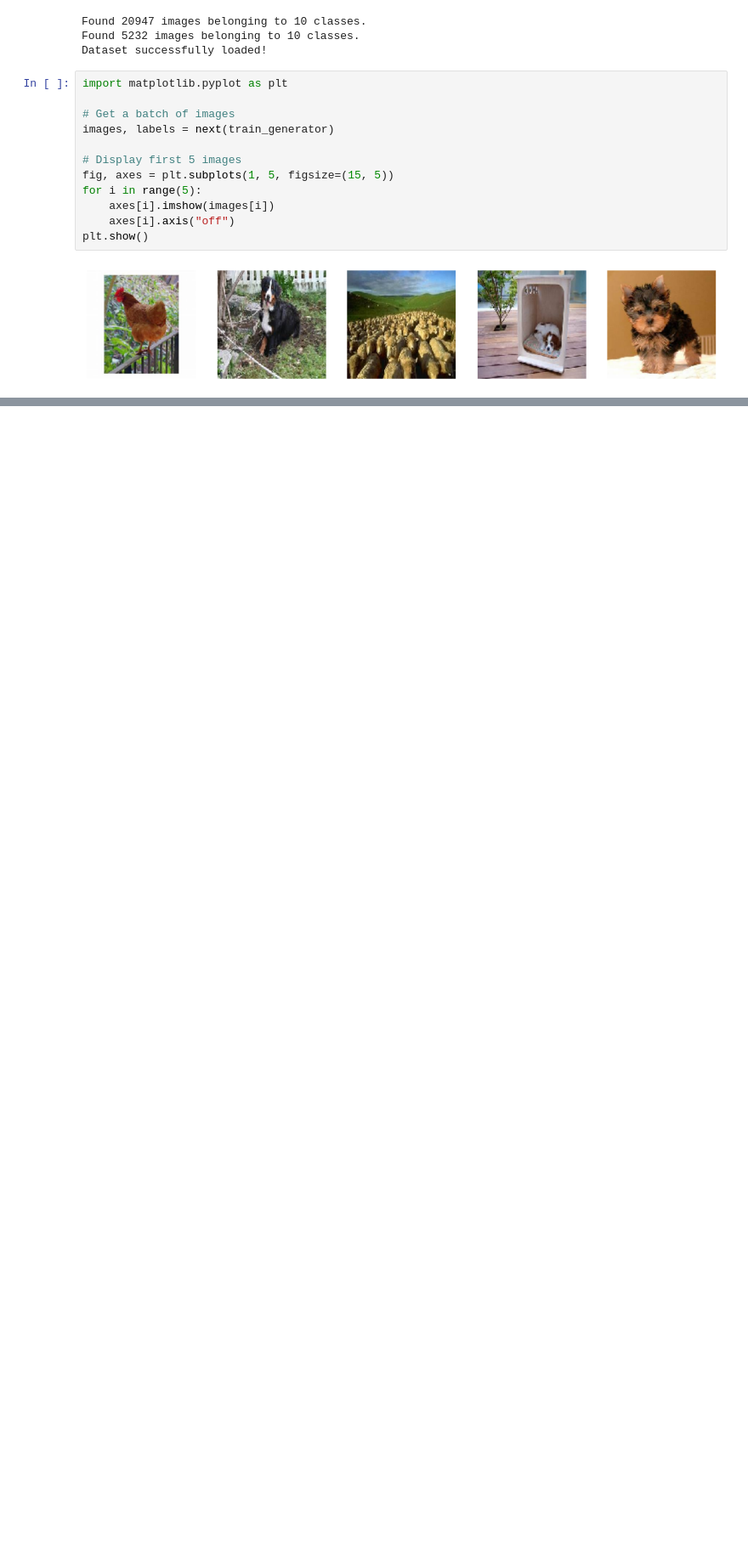
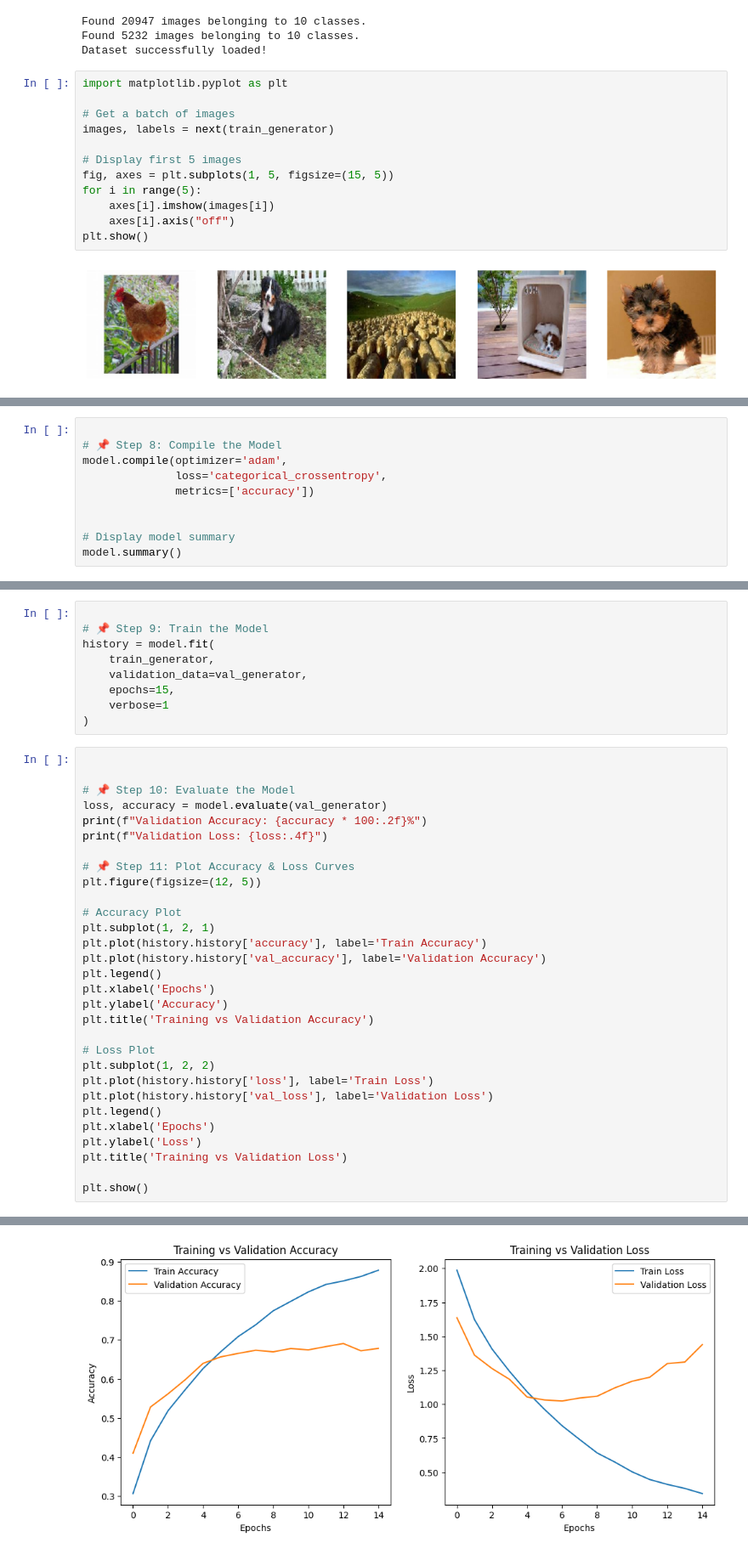
Before and after one commit to KJanzon/Project-CNN, a Jupyter notebook: main (1).ipynb, the cells around one changed output, grey strips where cells are left out. Shown at 85% size. Cells and saved outputs as stored; diff of their text form; blank space fills up the shorter version.

```diff
--- a/main (1).ipynb
+++ b/main (1).ipynb
@@ -104,0 +121,10 @@ Define model
+# %%
+
+# 📌 Step 8: Compile the Model
+model.compile(optimizer='adam',
+              loss='categorical_crossentropy',
+              metrics=['accuracy'])
+
+
+# Display model summary
+model.summary()
@@ -104,0 +153,40 @@ Define model
+# %%
+
+# 📌 Step 9: Train the Model
+history = model.fit(
+    train_generator,
+    validation_data=val_generator,
+    epochs=15,
+    verbose=1
+)
+# %%
+
+
+# 📌 Step 10: Evaluate the Model
+loss, accuracy = model.evaluate(val_generator)
+print(f"Validation Accuracy: {accuracy * 100:.2f}%")
+print(f"Validation Loss: {loss:.4f}")
+
+# 📌 Step 11: Plot Accuracy & Loss Curves
+plt.figure(figsize=(12, 5))
+
+# Accuracy Plot
+plt.subplot(1, 2, 1)
+plt.plot(history.history['accuracy'], label='Train Accuracy')
+plt.plot(history.history['val_accuracy'], label='Validation Accuracy')
+plt.legend()
+plt.xlabel('Epochs')
+plt.ylabel('Accuracy')
+plt.title('Training vs Validation Accuracy')
+
+# Loss Plot
+plt.subplot(1, 2, 2)
+plt.plot(history.history['loss'], label='Train Loss')
+plt.plot(history.history['val_loss'], label='Validation Loss')
+plt.legend()
+plt.xlabel('Epochs')
+plt.ylabel('Loss')
+plt.title('Training vs Validation Loss')
+
+plt.show()
+# %% [output]
@@ -104,0 +196 @@ Define model
+[figure, added]
```
Also changed, not shown: parts of 6 cells of this notebook.
